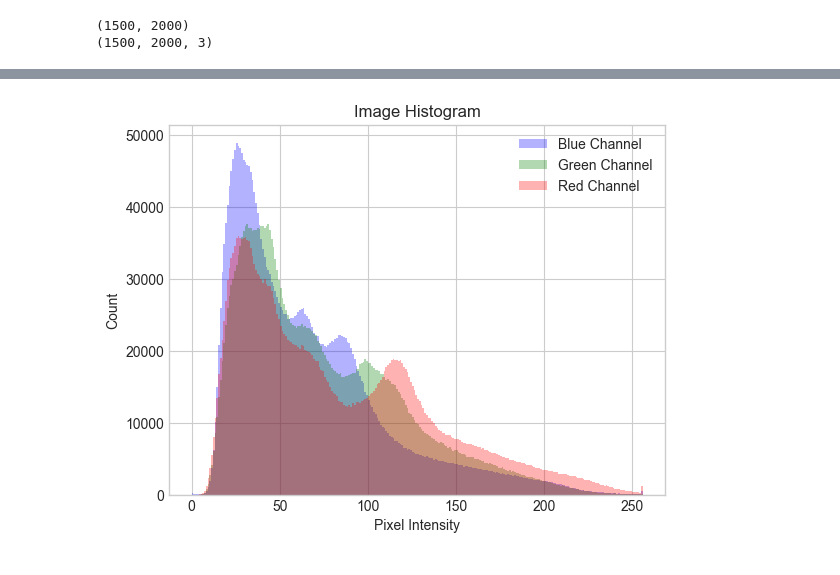
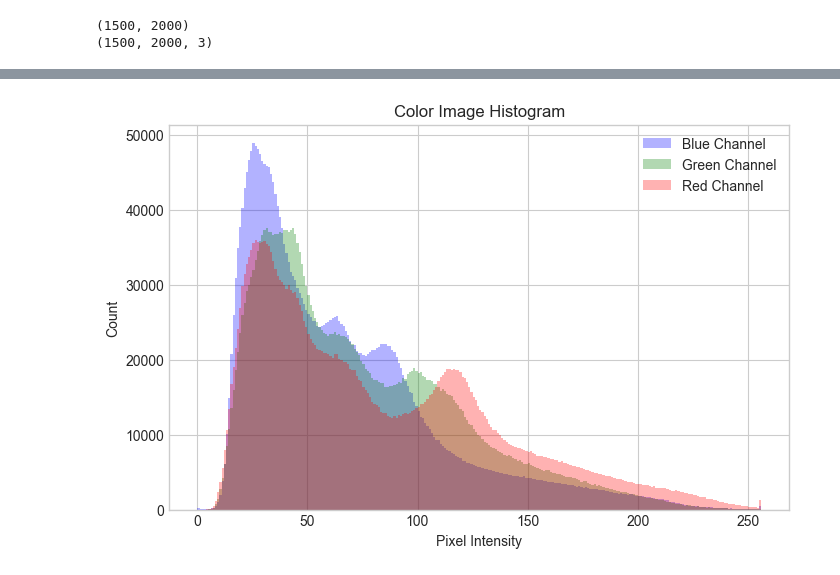
Before and after one commit to joypauls/blog-scripts, a Jupyter notebook: notebooks/images_as_data.ipynb, the cells around one changed output, grey strips where cells are left out. Drawn from its saved outputs; the diff is of its cells as text; code cells hidden in the pictures.

```diff
--- a/notebooks/images_as_data.ipynb
+++ b/notebooks/images_as_data.ipynb
@@ -64,13 +81,14 @@ plt.show()
 # %%
 plt.style.use("seaborn-v0_8-whitegrid")
+plt.figure(figsize=(8,5))
 
 plt.hist(color[:,:,0].ravel(), 256, [0, 256], alpha=0.3, color="blue")
 plt.hist(color[:,:,1].ravel(), 256, [0, 256], alpha=0.3, color="green")
 plt.hist(color[:,:,2].ravel(), 256, [0, 256], alpha=0.3, color="red")
-plt.title("Image Histogram")
+plt.title("Color Image Histogram")
 plt.xlabel("Pixel Intensity")
 plt.ylabel("Count")
 plt.legend(["Blue Channel", "Green Channel", "Red Channel"])
 plt.show()
 # %% [output]
-[figure, old version]
+[figure, new version]
```
Also changed, not shown: parts of 4 cells of this notebook, 2 other files.
